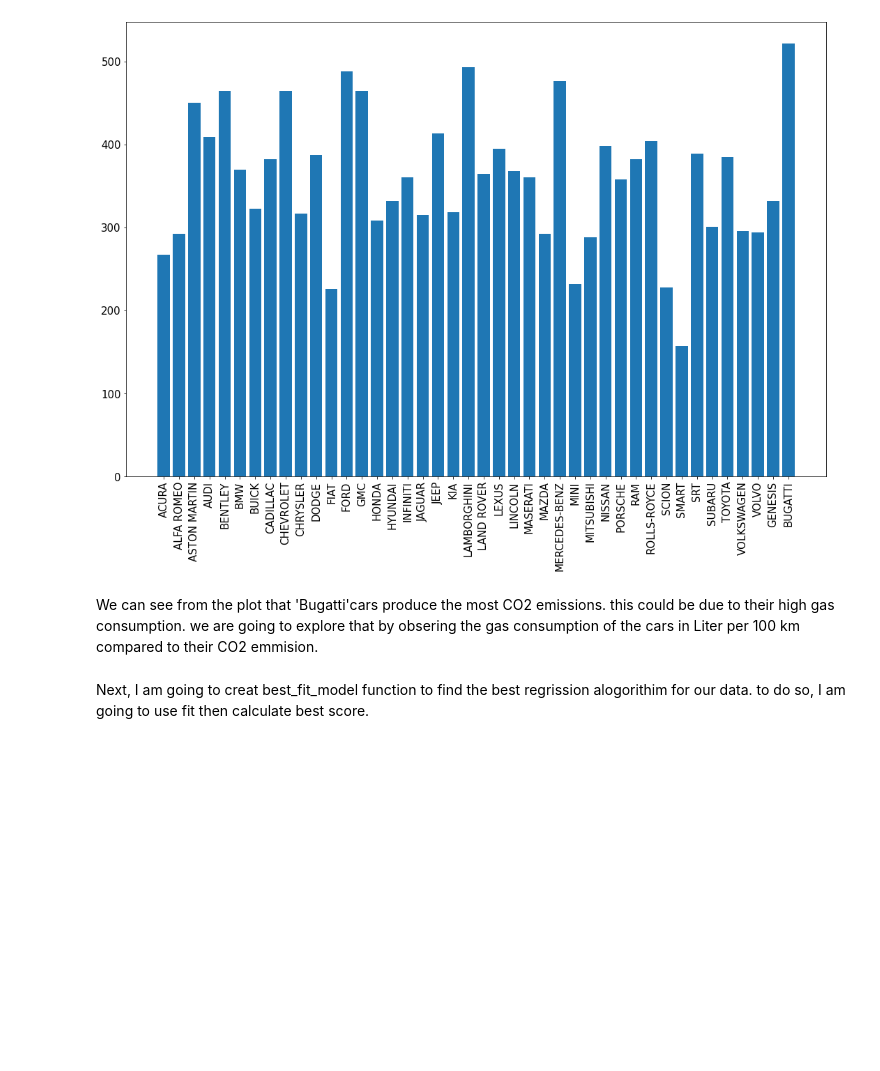
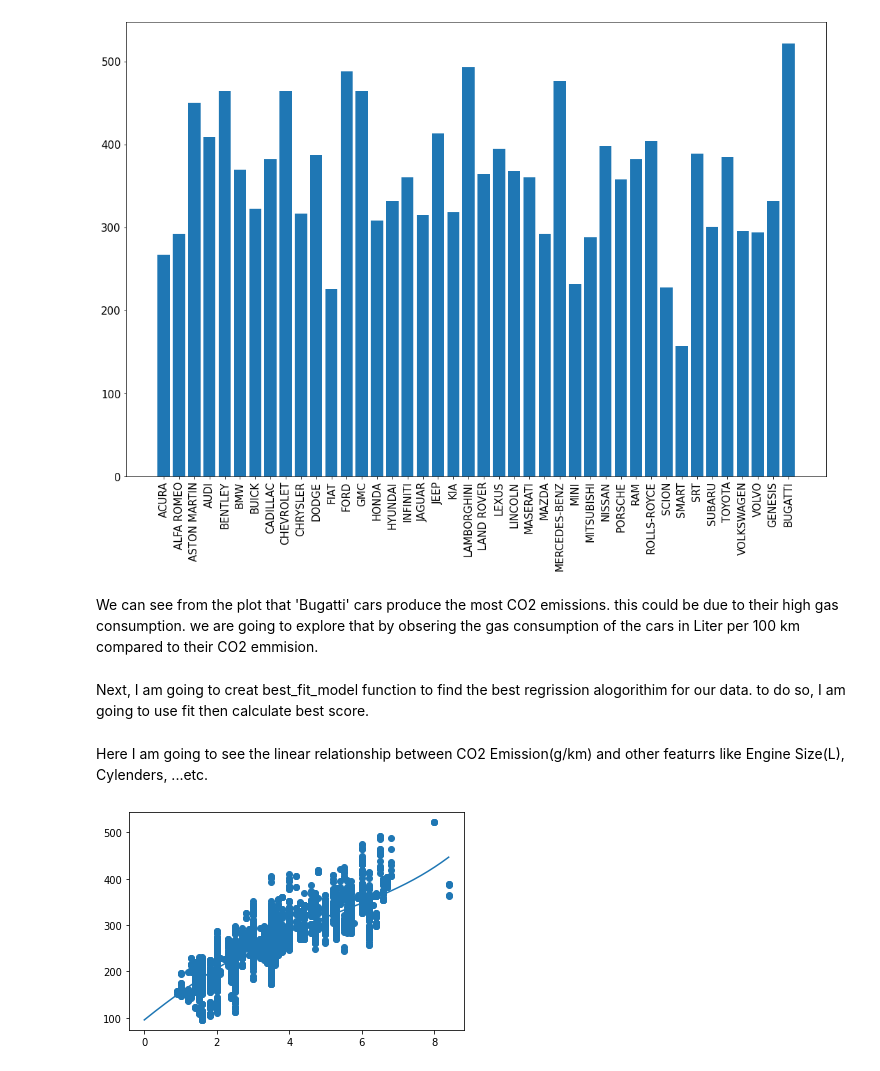
Before and after one commit to husseinalaaref/CO2_Emission_Prediction, a Jupyter notebook: Project 1.ipynb, the cells around one changed output. Cells and saved outputs as stored; diff of their text form; code cells hidden in the pictures; blank space fills up the shorter version.

```diff
--- a/Project 1.ipynb
+++ b/Project 1.ipynb
@@ -16,7 +16,7 @@ from sklearn.tree import DecisionTreeRegressor
 # %%
 
 df = pd.read_csv('CO2 Emissions_Canada.csv', encoding='latin1')
-dum = pd.get_dummies(df.Make)
+dum = pd.get_dummies(df.Make, dtype= int)
 
 df2 = pd.concat([df, dum], axis= 'columns')
 
@@ -48,10 +55,25 @@ plt.show()
 # %% [output]
 [figure]
 # %% [markdown]
-We can see from the plot that 'Bugatti'cars produce the most CO2 emissions.
+We can see from the plot that 'Bugatti' cars produce the most CO2 emissions.
 this could be due to their high gas consumption.
 we are going to explore that by obsering the gas consumption of the cars
 in Liter per 100 km compared to their CO2 emmision.
 # %% [markdown]
 Next, I am going to creat best_fit_model function to find the best regrission alogorithim for our data.
 to do so, I am going to use fit then calculate best score.
+# %% [markdown]
+Here I am going to see the linear relationship between CO2 Emission(g/km)
+and other featurrs like Engine Size(L), Cylenders, ...etc.
+# %%
+def linear_plot(X, y):
+    line = np.linspace(0, max(X), len(y))
+    model = np.poly1d(np.polyfit(X, y, 4))
+    plt.scatter(X, y)
+    plt.plot(line, model(line))
+    plt.show()
+# %%
+y = df2['CO2 Emissions(g/km)']
+linear_plot(df2['Engine Size(L)'], y)
+# %% [output]
+[figure, added]
```
Also changed, not shown: parts of 18 cells of this notebook.
